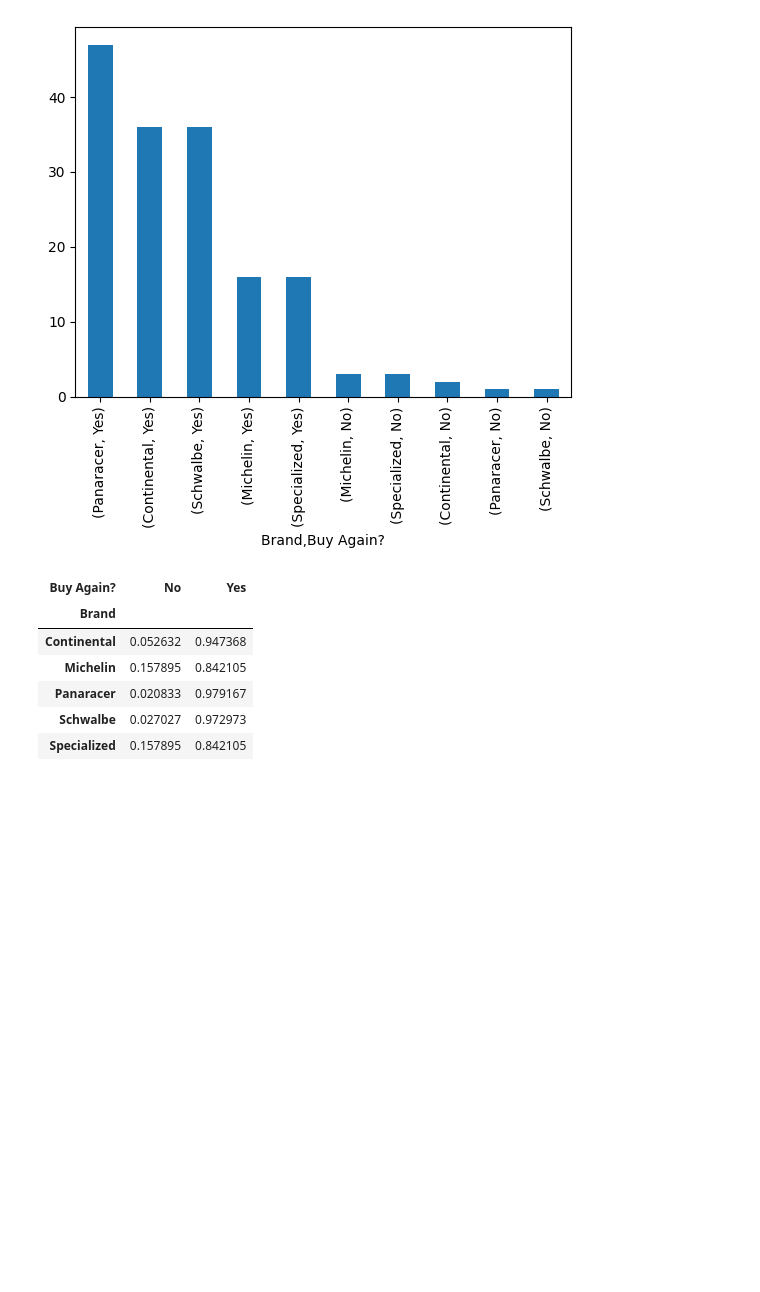
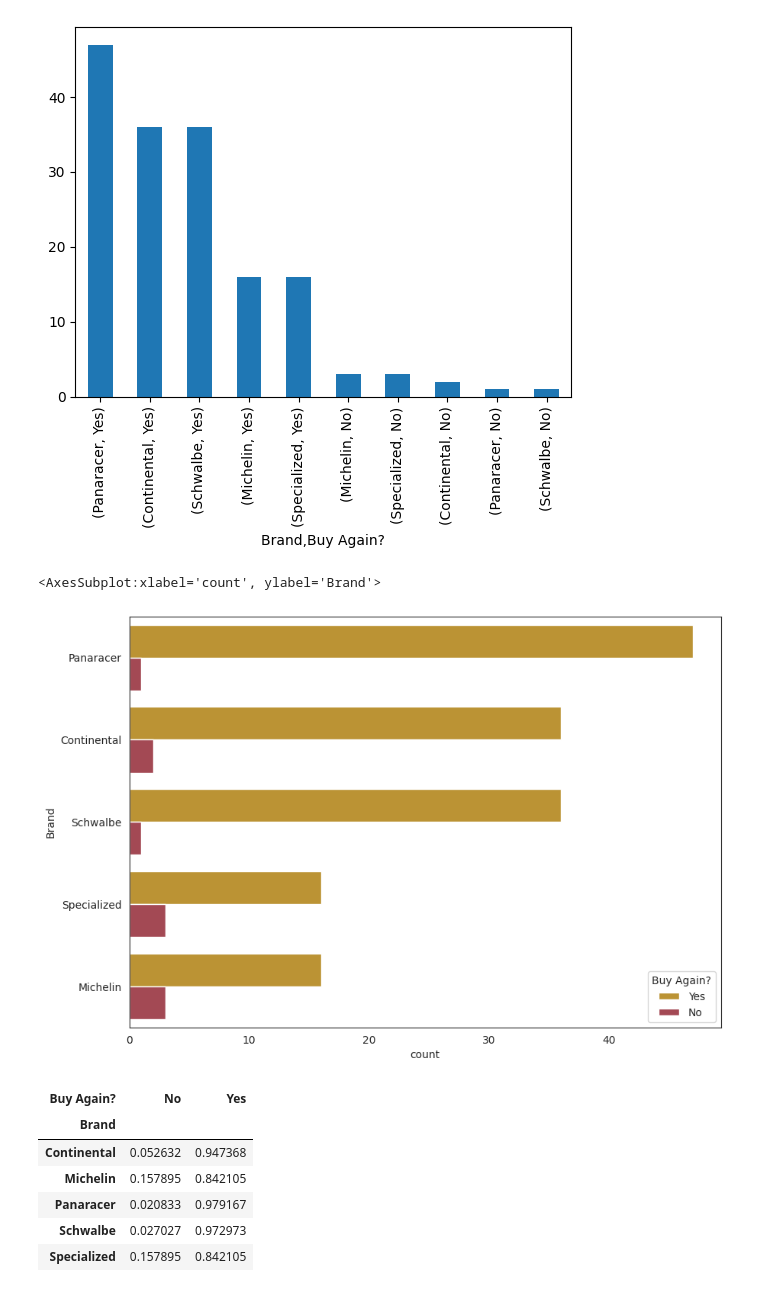
Before and after one commit to sanalps/Tire_Survery_EDA, a Jupyter notebook: BF_street_tire_survey.ipynb, the cells around one changed output. Cells and saved outputs as stored; diff of their text form; code cells hidden in the pictures; blank space fills up the shorter version.

```diff
--- a/BF_street_tire_survey.ipynb
+++ b/BF_street_tire_survey.ipynb
@@ -526,6 +526,14 @@ df_surevey3.value_counts(["Brand", "Buy Again?"]).plot( x='Brand', y='Buy Again?
 # %% [output]
 <AxesSubplot:xlabel='Brand,Buy Again?'>
 [figure]
+# %%
+sns.set_style('white')
+plt.figure(figsize=(10,7))
+sns.countplot(y="Brand", hue="Buy Again?", data=df_surevey3, palette=["#D19C1D","#b23a48"],
+              order=df_surevey3["Brand"].value_counts(normalize=True).iloc[:5].index)
+# %% [output]
+<AxesSubplot:xlabel='count', ylabel='Brand'>
+[figure, added]
 # %%
 # to get the dataframe in the correct shape, unstack the groupby result
 df_surevey3_u = df_surevey3.groupby(['Brand'])["Buy Again?"].value_counts(normalize=True).unstack()
```
Also changed, not shown: parts of 1 cell of this notebook, 1 other file.
